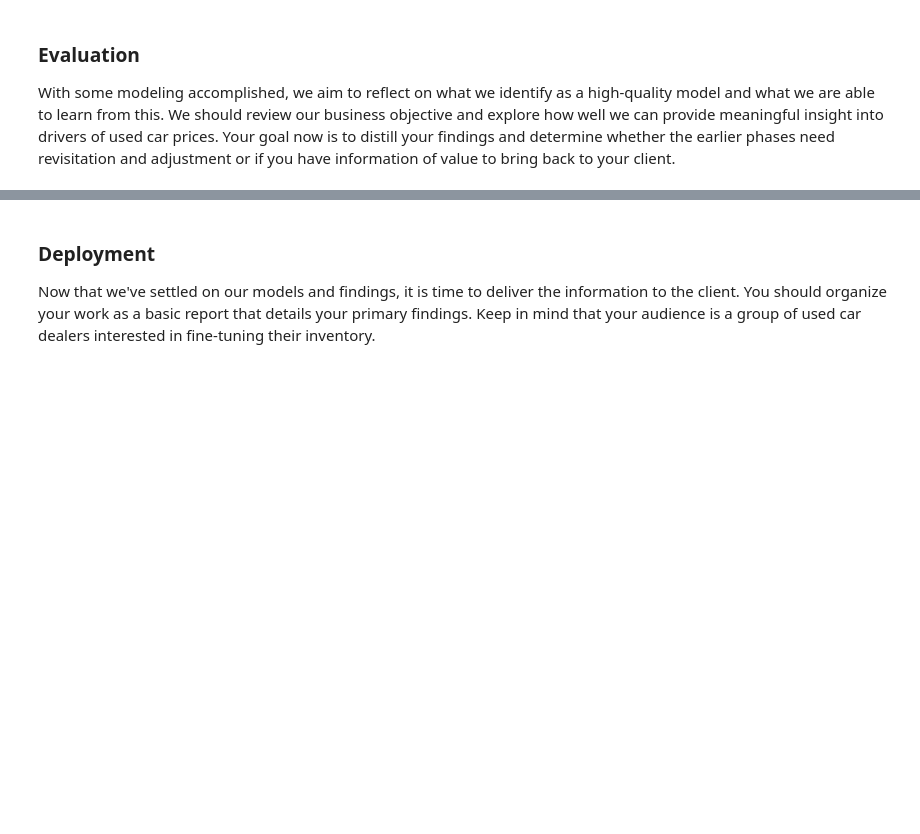
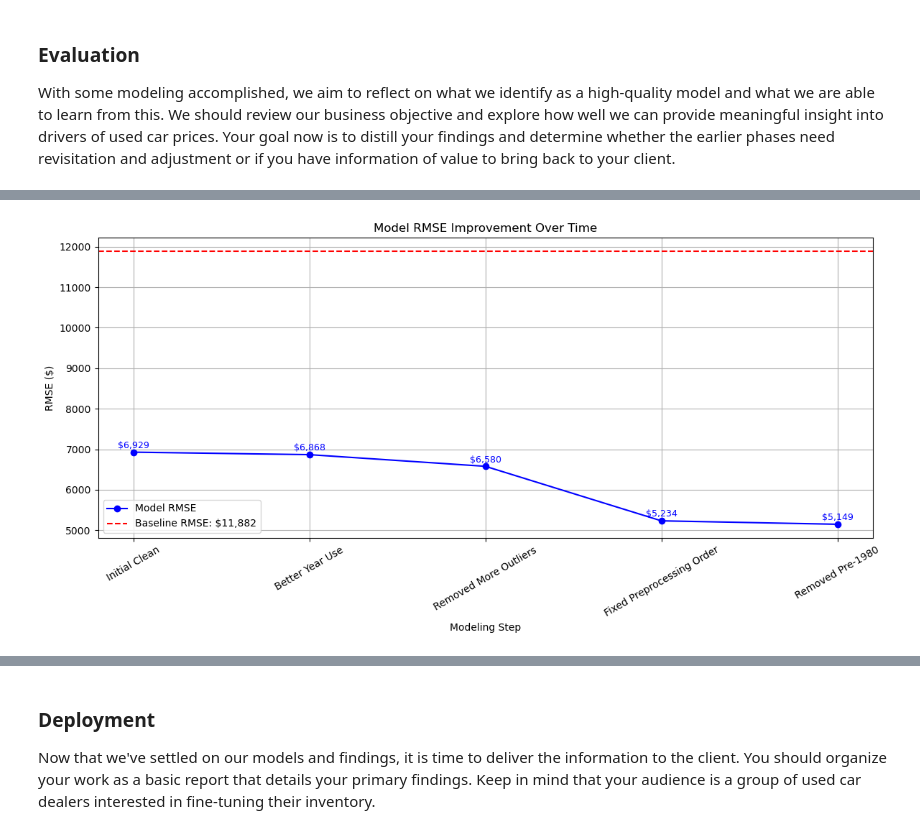
Before and after one commit to lorigreensmith06/AI_ML_CLASS_practical_application_II_used_cars, a Jupyter notebook: practical_application_II_starter/prompt_II.ipynb, the cells around one changed output, grey strips where cells are left out. Cells and saved outputs as stored; diff of their text form; code cells hidden in the pictures; blank space fills up the shorter version.

```diff
--- a/practical_application_II_starter/prompt_II.ipynb
+++ b/practical_application_II_starter/prompt_II.ipynb
@@ -590,0 +593,34 @@ I think the low should be 1000, and the high should be around 50,000 so that the
+# %%
+
+
+# Data
+labels = [
+    'Initial Clean',
+    'Better Year Use',
+    'Removed More Outliers',
+    'Fixed Preprocessing Order',
+    'Removed Pre-1980'
+]
+rmse_values = [6929.01, 6867.73, 6580.09, 5234.41, 5149.4]
+baseline_rmse = 11882.19
+
+# Plot
+plt.figure(figsize=(12, 6))
+plt.plot(labels, rmse_values, marker='o', linestyle='-', color='blue', label='Model RMSE')
+plt.axhline(y=baseline_rmse, color='red', linestyle='--', label=f'Baseline RMSE: ${baseline_rmse:,.0f}')
+
+# Add improvement annotations
+for i, val in enumerate(rmse_values):
+    plt.text(i, val + 100, f"${val:,.0f}", ha='center', fontsize=9, color='blue')
+
+# Format
+plt.title('Model RMSE Improvement Over Time')
+plt.xlabel('Modeling Step')
+plt.ylabel('RMSE ($)')
+plt.xticks(rotation=30)
+plt.legend()
+plt.grid(True)
+plt.tight_layout()
+plt.show()
+# %% [output]
+[figure, added]
```
Also changed, not shown: parts of 15 cells of this notebook.
